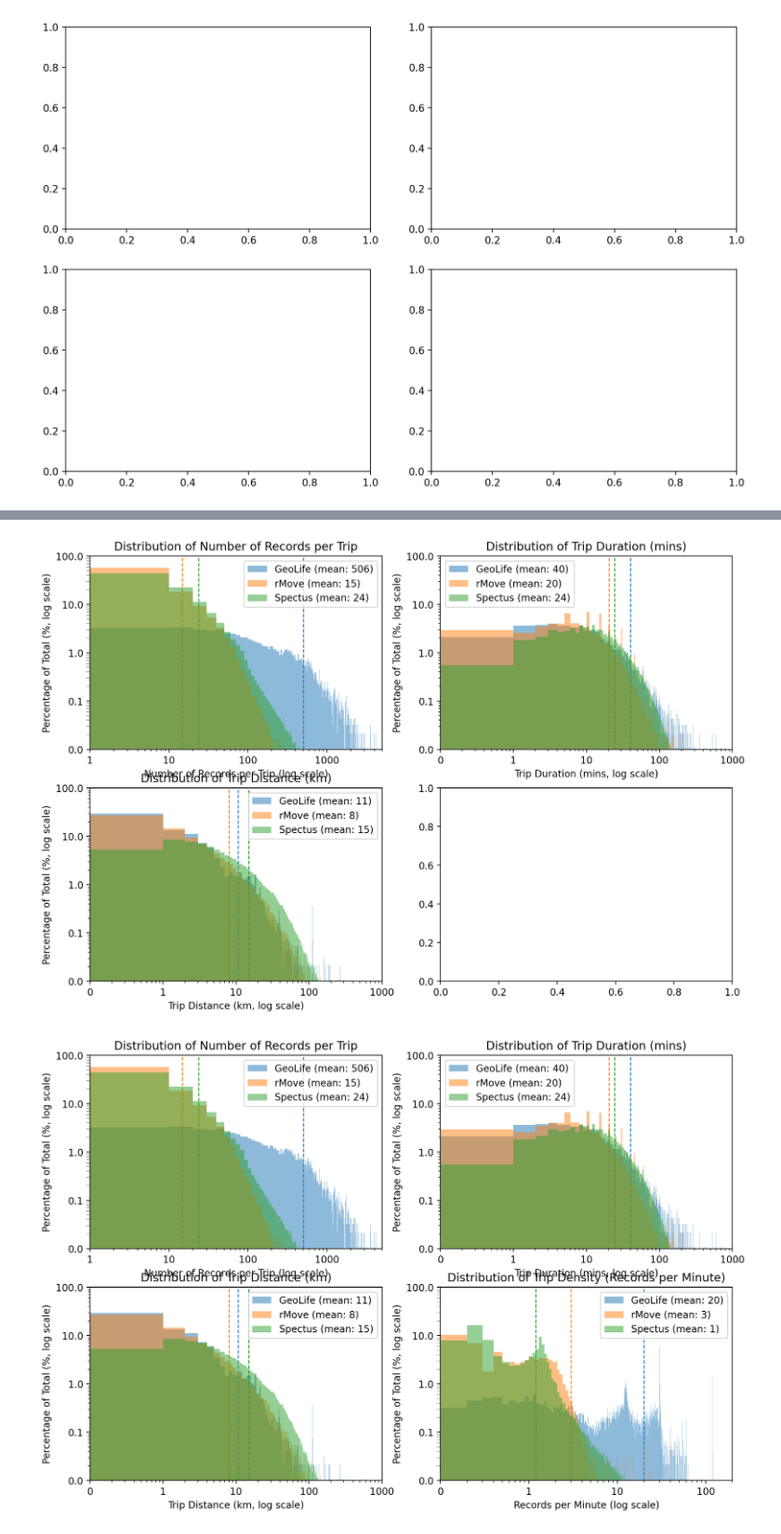
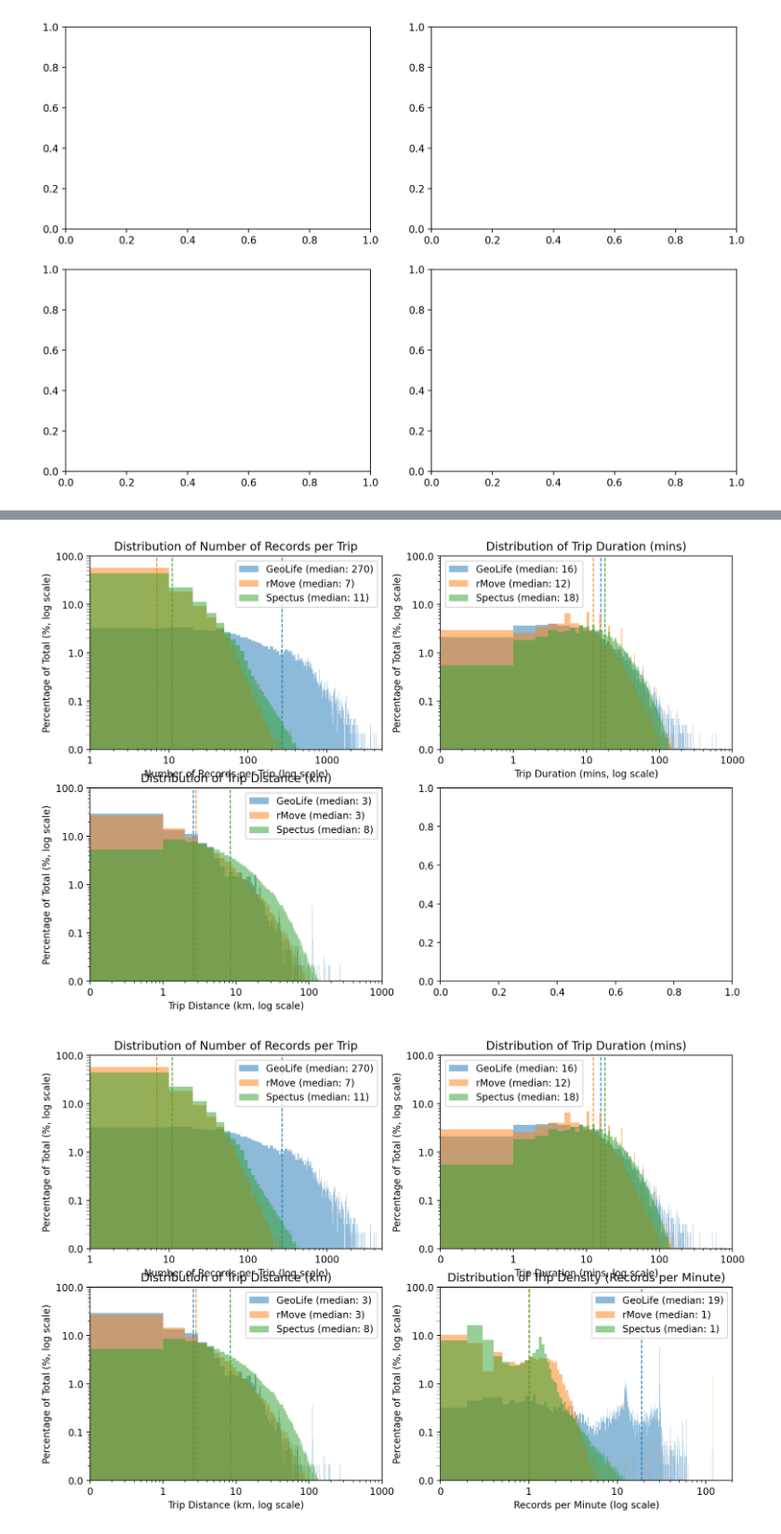
Before and after one commit to UW-THINKlab/mode-analysis, a Jupyter notebook: Dataset_Comparison_Graphs_All_Density.ipynb, the cells around one changed output, grey strips where cells are left out. Shown at 93% size. Cells and saved outputs as stored; diff of their text form; code cells hidden in the pictures.

Commit message:
Update graphs and add longest time gap + 300s sparsity metrics

```diff
--- a/Dataset_Comparison_Graphs_All_Density.ipynb
+++ b/Dataset_Comparison_Graphs_All_Density.ipynb
@@ -488,17 +488,17 @@ weights_geolife = np.ones_like(filtered_geolife['total_distance_km']) / len(filt
 weights_rmove = np.ones_like(filtered_rmove['total_distance_km']) / len(filtered_rmove['total_distance_km']) * 100
 weights_spectus = np.ones_like(filtered_spectus['total_distance_km']) / len(filtered_spectus['total_distance_km']) * 100
 
-mean_geolife = filtered_geolife['total_distance_km'].mean()
-mean_rmove = filtered_rmove['total_distance_km'].mean()
-mean_spectus = filtered_spectus['total_distance_km'].mean()
+median_geolife = filtered_geolife['total_distance_km'].median()
+median_rmove = filtered_rmove['total_distance_km'].median()
+median_spectus = filtered_spectus['total_distance_km'].median()
 
-ax2.axvline(mean_geolife, color='C0', linestyle='--', linewidth=1, zorder=1)
-ax2.axvline(mean_rmove, color='C1', linestyle='--', linewidth=1, zorder=1)
-ax2.axvline(mean_spectus, color='C2', linestyle='--', linewidth=1, zorder=1)
+ax2.axvline(median_geolife, color='C0', linestyle='--', linewidth=1, zorder=1)
+ax2.axvline(median_rmove, color='C1', linestyle='--', linewidth=1, zorder=1)
+ax2.axvline(median_spectus, color='C2', linestyle='--', linewidth=1, zorder=1)
 
-ax2.hist(filtered_geolife['total_distance_km'], bins=1000, range=(0, 1000), alpha=0.5, label=f'GeoLife (mean: {mean_geolife:.0f})', weights=weights_geolife, zorder=2)
-ax2.hist(filtered_rmove['total_distance_km'], bins=1000, range=(0, 1000), alpha=0.5, label=f'rMove (mean: {mean_rmove:.0f})', weights=weights_rmove, zorder=2)
-ax2.hist(filtered_spectus['total_distance_km'], bins=1000, range=(0, 1000), alpha=0.5, label=f'Spectus (mean: {mean_spectus:.0f})', weights=weights_spectus, zorder=2)
+ax2.hist(filtered_geolife['total_distance_km'], bins=1000, range=(0, 1000), alpha=0.5, label=f'GeoLife (median: {median_geolife:.0f})', weights=weights_geolife, zorder=2)
+ax2.hist(filtered_rmove['total_distance_km'], bins=1000, range=(0, 1000), alpha=0.5, label=f'rMove (median: {median_rmove:.0f})', weights=weights_rmove, zorder=2)
+ax2.hist(filtered_spectus['total_distance_km'], bins=1000, range=(0, 1000), alpha=0.5, label=f'Spectus (median: {median_spectus:.0f})', weights=weights_spectus, zorder=2)
 
 ax2.set_xscale('log')
 ax2.set_yscale('log')
@@ -514,46 +514,46 @@ ax2.legend()
 
 fig2
 # %% [output]
-[figure, old version]
+[figure, new version]
 # %%
 ax2 = axes2_flat[3]
 
 filtered_geolife = df_geolife[df_geolife['density_records_per_minute'] <= 200]
 filtered_rmove = df_rmove[df_rmove['density_records_per_minute'] <= 200]
 filtered_spectus = df_spectus[df_spectus['density_records_per_minute'] <= 200]
 
 weights_geolife = np.ones_like(filtered_geolife['density_records_per_minute']) / len(filtered_geolife['density_records_per_minute']) * 100
 weights_rmove = np.ones_like(filtered_rmove['density_records_per_minute']) / len(filtered_rmove['density_records_per_minute']) * 100
 weights_spectus = np.ones_like(filtered_spectus['density_records_per_minute']) / len(filtered_spectus['density_records_per_minute']) * 100
 
-mean_geolife = filtered_geolife['density_records_per_minute'].mean()
-mean_rmove = filtered_rmove['density_records_per_minute'].mean()
-mean_spectus = filtered_spectus['density_records_per_minute'].mean()
+median_geolife = filtered_geolife['density_records_per_minute'].median()
+median_rmove = filtered_rmove['density_records_per_minute'].median()
+median_spectus = filtered_spectus['density_records_per_minute'].median()
 
-ax2.axvline(mean_geolife, color='C0', linestyle='--', linewidth=1, zorder=1)
-ax2.axvline(mean_rmove, color='C1', linestyle='--', linewidth=1, zorder=1)
-ax2.axvline(mean_spectus, color='C2', linestyle='--', linewidth=1, zorder=1)
+ax2.axvline(median_geolife, color='C0', linestyle='--', linewidth=1, zorder=1)
+ax2.axvline(median_rmove, color='C1', linestyle='--', linewidth=1, zorder=1)
+ax2.axvline(median_spectus, color='C2', linestyle='--', linewidth=1, zorder=1)
 
-ax2.hist(filtered_geolife['density_records_per_minute'], bins=2000, range=(0, 200), alpha=0.5, label=f'GeoLife (mean: {mean_geolife:.0f})', weights=weights_geolife, zorder=2)
-ax2.hist(filtered_rmove['density_records_per_minute'], bins=2000, range=(0, 200), alpha=0.5, label=f'rMove (mean: {mean_rmove:.0f})', weights=weights_rmove, zorder=2)
-ax2.hist(filtered_spectus['density_records_per_minute'], bins=2000, range=(0, 200), alpha=0.5, label=f'Spectus (mean: {mean_spectus:.0f})', weights=weights_spectus, zorder=2)
+ax2.hist(filtered_geolife['density_records_per_minute'], bins=2000, range=(0, 200), alpha=0.5, label=f'GeoLife (median: {median_geolife:.0f})', weights=weights_geolife, zorder=2)
+ax2.hist(filtered_rmove['density_records_per_minute'], bins=2000, range=(0, 200), alpha=0.5, label=f'rMove (median: {median_rmove:.0f})', weights=weights_rmove, zorder=2)
+ax2.hist(filtered_spectus['density_records_per_minute'], bins=2000, range=(0, 200), alpha=0.5, label=f'Spectus (median: {median_spectus:.0f})', weights=weights_spectus, zorder=2)
 
 ax2.set_xscale('log')
 ax2.set_yscale('log')
 ax2.set_xlim(0.1, 200)
 ax2.set_ylim(0.01, 100)
 ax2.tick_params(axis='y', which='minor', length=4, color='gray')
 ax2.xaxis.set_major_formatter(ScalarFormatter())
 ax2.yaxis.set_major_formatter(ScalarFormatter())
 
 ax2.set_xlabel('Records per Minute (log scale)')
 ax2.set_ylabel('Percentage of Total (%, log scale)')
 ax2.set_title('Distribution of Trip Density (Records per Minute)')
 ax2.legend()
 
 fig2
 # %% [output]
-[figure, old version]
+[figure, new version]
 # %%
 fig2.tight_layout(rect=[0.01, 0.01, 0.99, 0.98])
 fig2.subplots_adjust(hspace=0.3)
```
Also changed, not shown: parts of 3 cells of this notebook, 7 other files.
